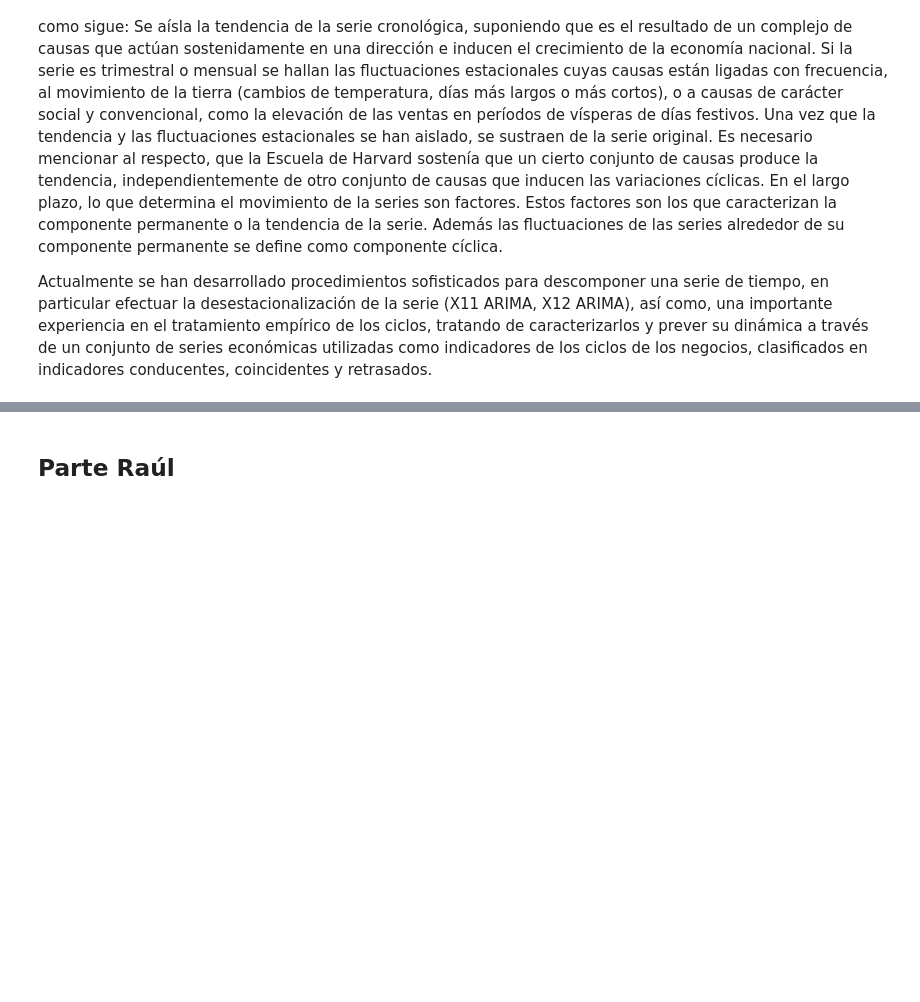
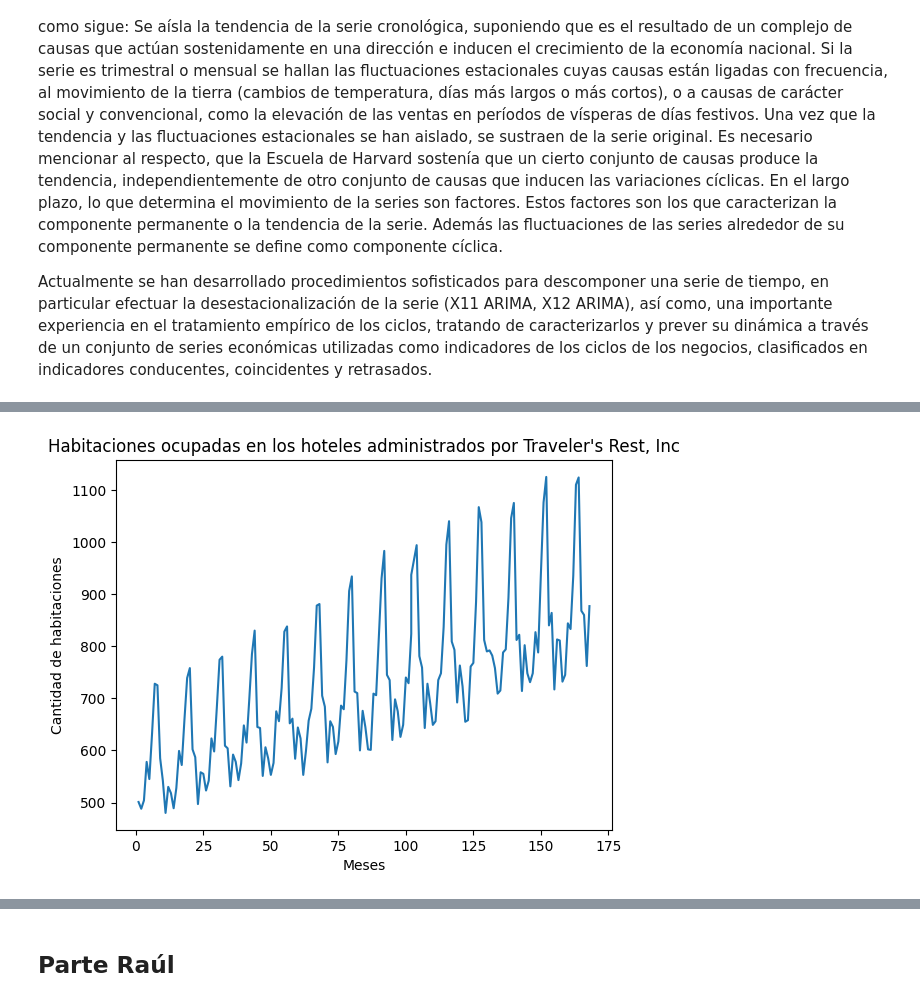
Before and after one commit to maferpy/unidad9, a Jupyter notebook: pronosticos.ipynb, the cells around one changed output, grey strips where cells are left out. Cells and saved outputs as stored; diff of their text form; code cells hidden in the pictures; blank space fills up the shorter version.

```diff
--- a/pronosticos.ipynb
+++ b/pronosticos.ipynb
@@ -20,0 +56,4 @@ Actualmente se han desarrollado procedimientos sofisticados para descomponer una
+# %%
+
+df = pd.read_excel("/Users/maferpazaran/Downloads/Hab.xlsx")
+df.head()
@@ -20,0 +67,8 @@ Actualmente se han desarrollado procedimientos sofisticados para descomponer una
+# %%
+plt.plot(df['t'],df['Yt'])
+plt.title("Habitaciones ocupadas en los hoteles administrados por Traveler's Rest, Inc")
+plt.xlabel("Meses")
+plt.ylabel("Cantidad de habitaciones")
+plt.show()
+# %% [output]
+[figure, added]
```
Also changed, not shown: parts of 9 cells of this notebook.
